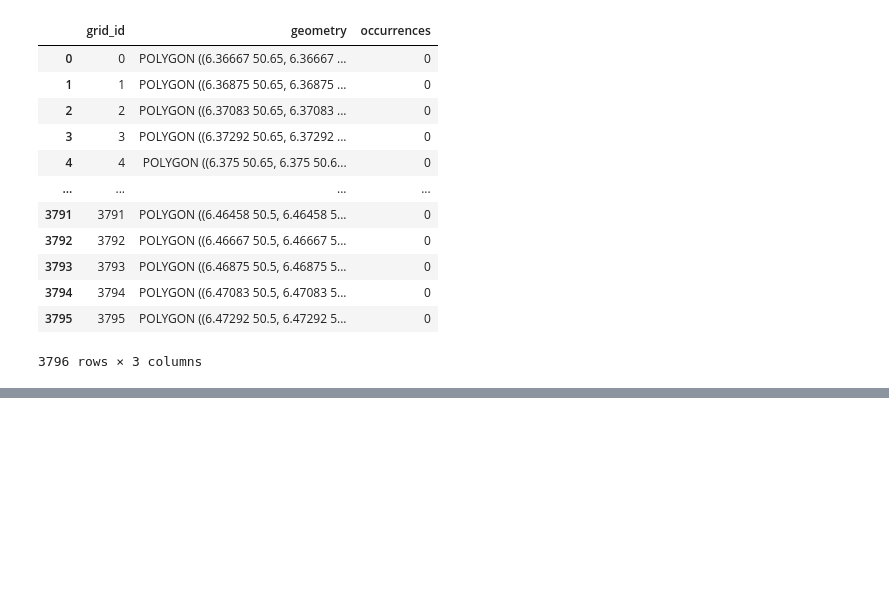
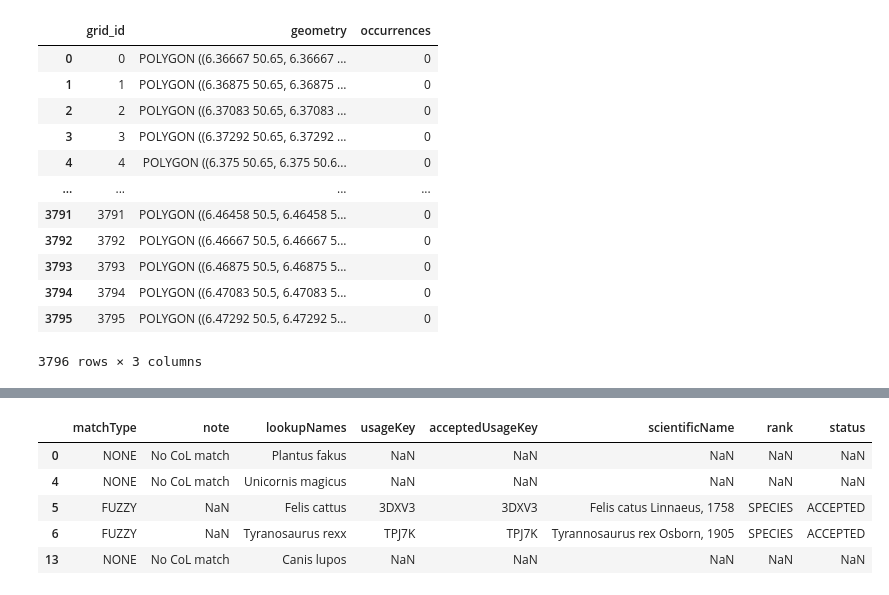
Before and after one commit to nbillietPM/BmC, a Jupyter notebook: scripts/gbif/gbif.ipynb, the cells around one changed output, grey strips where cells are left out. Cells and saved outputs as stored; diff of their text form; code cells hidden in the pictures; blank space fills up the shorter version.

```diff
--- a/scripts/gbif/gbif.ipynb
+++ b/scripts/gbif/gbif.ipynb
@@ -1221,0 +2144,9 @@ check_grid_alignment(gdf, template_raster, resolution=250)
+# %%
+mdf
+# %% [output]
+|  | matchType | note | lookupNames | usageKey | acceptedUsageKey | scientificName | rank | status |
+| 0 | NONE | No CoL match | Plantus fakus | NaN | NaN | NaN | NaN | NaN |
+| 4 | NONE | No CoL match | Unicornis magicus | NaN | NaN | NaN | NaN | NaN |
+| 5 | FUZZY | NaN | Felis cattus | 3DXV3 | 3DXV3 | Felis catus Linnaeus, 1758 | SPECIES | ACCEPTED |
+| 6 | FUZZY | NaN | Tyranosaurus rexx | TPJ7K | TPJ7K | Tyrannosaurus rex Osborn, 1905 | SPECIES | ACCEPTED |
+| 13 | NONE | No CoL match | Canis lupos | NaN | NaN | NaN | NaN | NaN |
```
Also changed, not shown: parts of 61 cells of this notebook, 7 other files.
